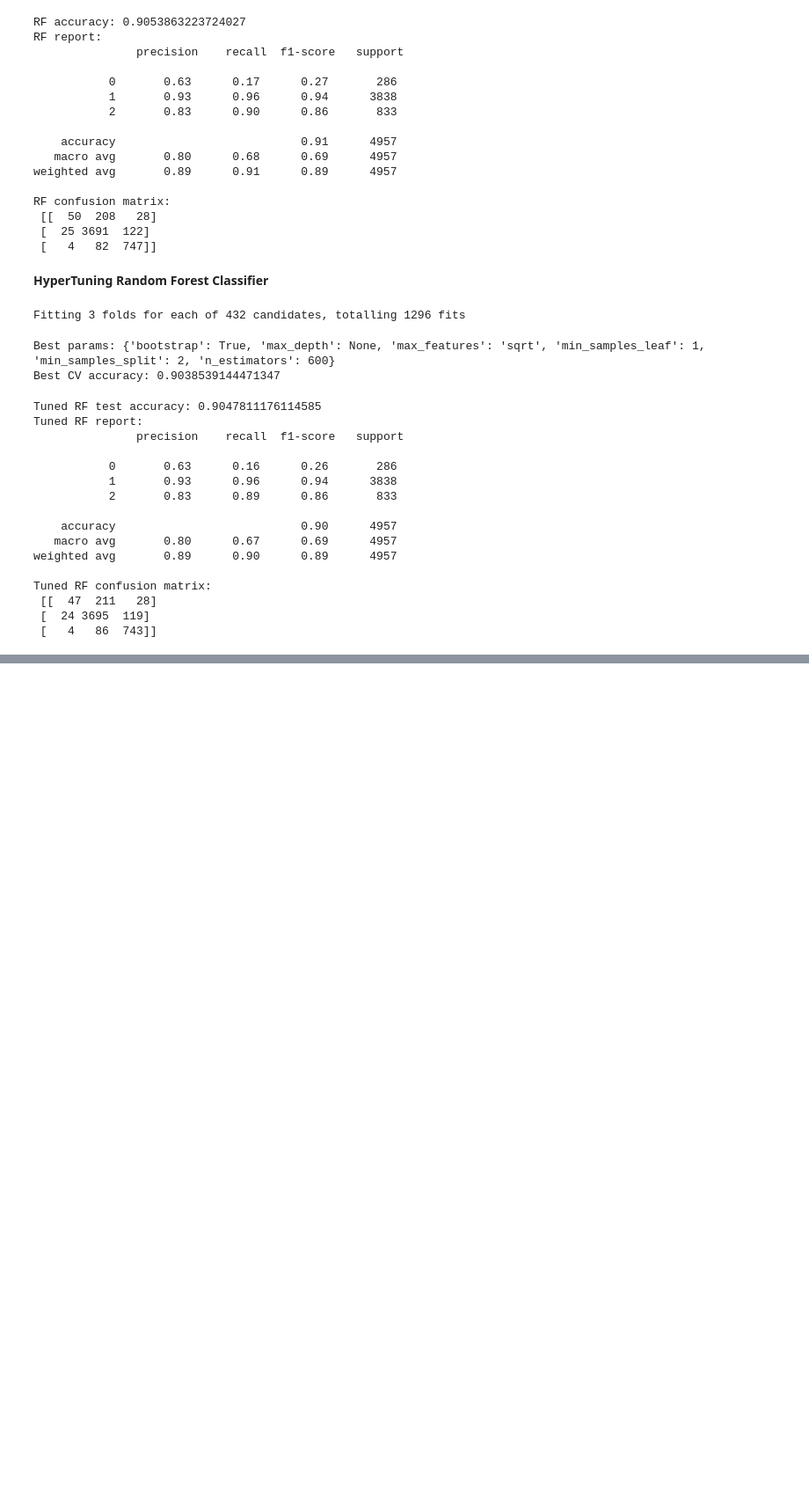
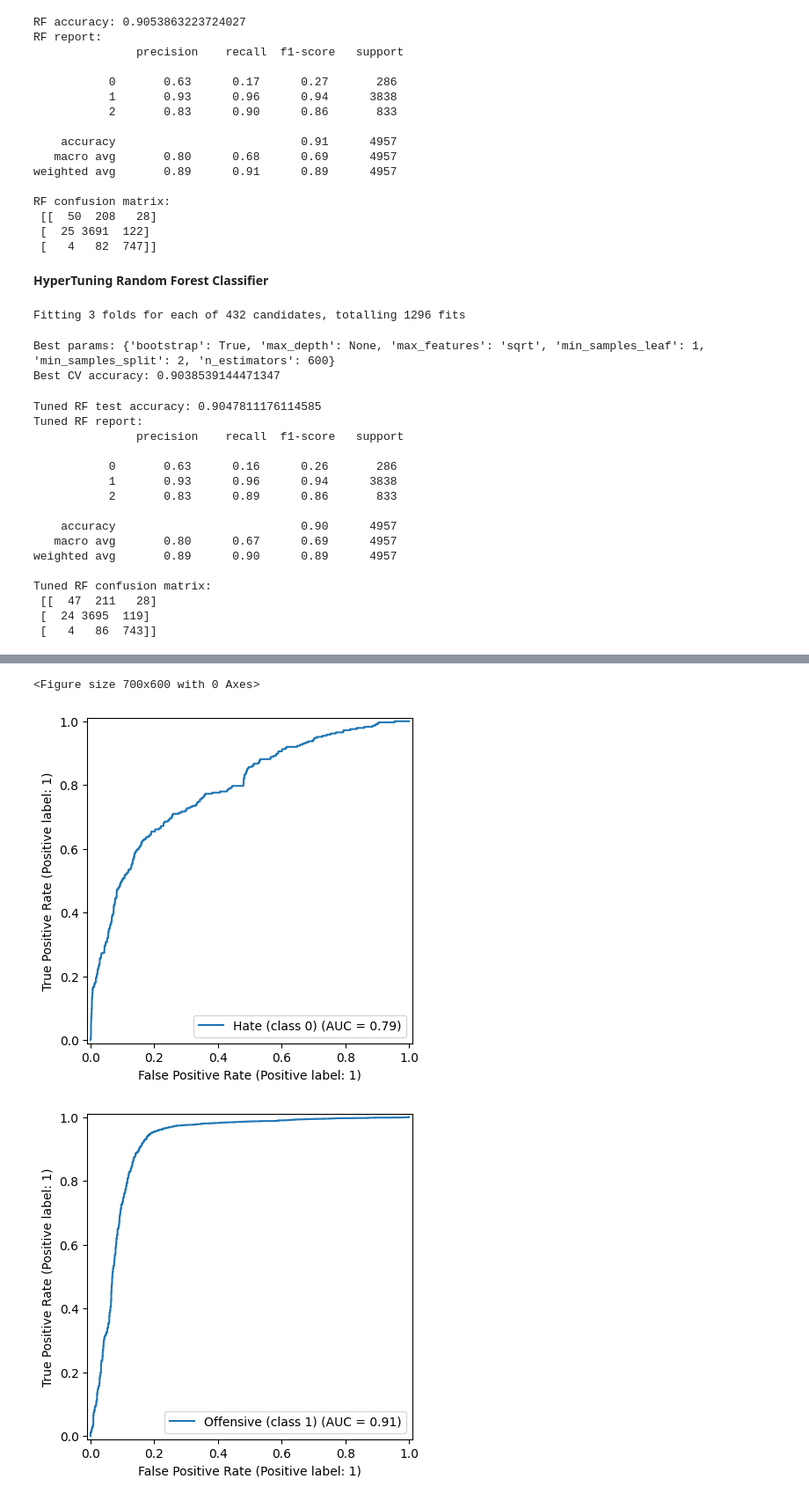
Before and after one commit to ShresthaAvash/HateSpeech-Classifier, a Jupyter notebook: AMLCoursework.ipynb, the cells around one changed output, grey strips where cells are left out. Shown at 88% size. Saved outputs shown, nothing was run; the diff lists cells and outputs as text; code cells hidden in the pictures; blank space fills up the shorter version.

```diff
--- a/AMLCoursework.ipynb
+++ b/AMLCoursework.ipynb
@@ -430,0 +522,25 @@ RF prediction: 1 -> Offensive Language
+# %%
+classes = [0, 1, 2]
+class_names = {0: "Hate", 1: "Offensive", 2: "Neither"}
+
+y_test_bin = label_binarize(y_test, classes=classes)
+y_score_svm = svm_model.decision_function(X_test)
+
+plt.figure(figsize=(7, 6))
+for i, cls in enumerate(classes):
+    RocCurveDisplay.from_predictions(
+        y_test_bin[:, i],
+        y_score_svm[:, i],
+        name=f"{class_names[cls]} (class {cls})"
+    )
+plt.title("ROC Curves – SVM (All Classes)")
+plt.xlabel("False Positive Rate")
+plt.ylabel("True Positive Rate")
+plt.legend(loc="lower right", title="Class")
+plt.grid(alpha=0.3)
+plt.tight_layout()
+plt.show()
+# %% [output]
+<Figure size 700x600 with 0 Axes>
+[figure, added]
+[figure, added]
```
Also changed, not shown: parts of 22 cells of this notebook.
